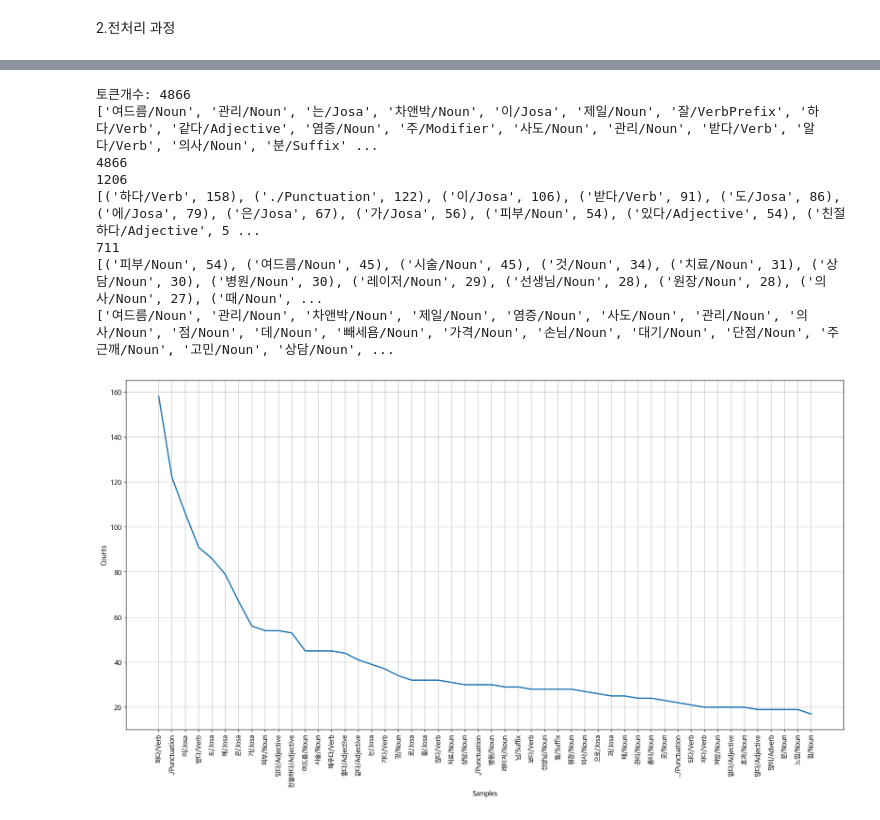
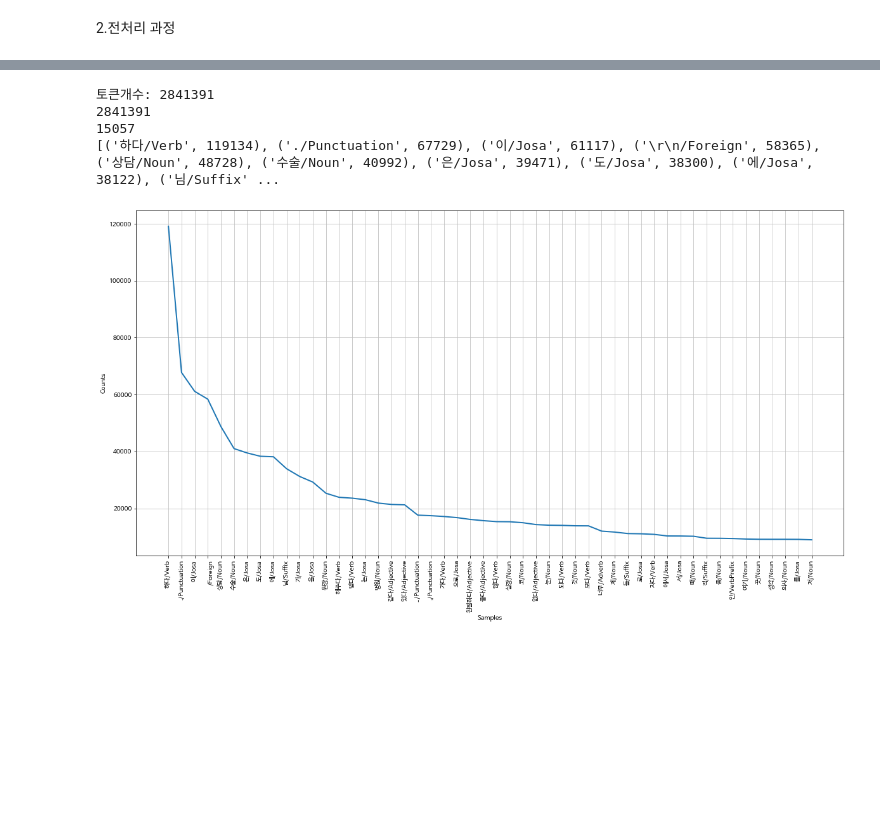
Before and after one commit to CSID-DGU/2021-1-CECD3-SASO-2, a Jupyter notebook: NLP/NLP.ipynb, the cells around one changed output, grey strips where cells are left out. Drawn from its saved outputs; the diff is of its cells as text; code cells hidden in the pictures; blank space fills up the shorter version.

Commit message:
Json을 이용한 Review NLP학습

```diff
--- a/NLP/NLP.ipynb
+++ b/NLP/NLP.ipynb
@@ -56,32 +118,45 @@ plt.rc('font', family='NanumBarunGothic')
 # %% [markdown]
 2.전처리 과정
 # %%
-import json
+################# 테스트 #################
+
 
 #tokenize 함수
 def tokenize(doc):
   #형태소와 품사를 join
   return ['/'.join(t) for t in okt.pos(doc, norm=True, stem=True)]
 
-################# 테스트 #################
 
-# 파일 위치
-reviewjson_path = '/content/drive/MyDrive/Colab Notebooks/nlp/review3.json'
 
-df = pd.read_json(reviewjson_path)
 
-print(df)
+# # 파일 위치
+# reviewjson_path = '/content/drive/MyDrive/Colab Notebooks/nlp/test.json'
+firstPath = '/content/train_data/t0.json'
+
+df = pd.read_json(firstPath)
+
+
+#dataFrame Concatnation
+#jsonListSize
+for i in tqdm(range(1,500), desc="Json Data 합치기"):
+  jsonPath = '/content/train_data/t' + str(i) + '.json'
+
+  dfTemp = pd.read_json(jsonPath)
+  df = pd.concat([df,dfTemp], ignore_index=True)
+
+
+
 
 #review list 로 변환
 newData = []
-for i in tqdm(range(len(df))):
+for i in tqdm(range(len(df)), desc="Tokenize 과정"):
   newData.append([df.text[i], df.avgStar[i]])
 
 #tokenize 과정
 new_docs = [(tokenize(row[0]), row[1]) for row in tqdm(newData)]
 
 
-print(new_docs)
+# print(new_docs)
 
 
 ################# 테스트 #################
@@ -106,48 +163,44 @@ print(new_docs)
 # %%
 #토큰 구하기
 tokens = [t for d in new_docs for t in d[0]]
 print("토큰개수:", len(tokens))
-print(tokens)
+# print(t okens)
 
 #nltk 를 통한 전처리
 text = nltk.Text(tokens, name='NMSC')
 
 #토큰개수
 print(len(text.tokens))
 
 #중복을 제외한 토큰개수
 print(len(set(text.tokens)))
 
 #출력빈도가 높은 상위 토큰 10개
 print(text.vocab().most_common(20))
 
 #명사 출력
-noun = []
-noun = [t for d in new_docs for t in d[0] if 'Noun' in t]
+# noun = []
+# noun = [t for d in new_docs for t in d[0] if 'Noun' in t]
 
-test = nltk.Text(noun, name='NMSC')
-print(len(set(test.tokens)))
-print(test.vocab().most_common(20))
+# test = nltk.Text(noun, name='NMSC')
+# print(len(set(test.tokens)))
+# print(test.vocab().most_common(20))
 
 
-print(noun)
+# print(noun)
 
 
 
 
 #상위 토큰 10개 matpolib 으로 출력
 plt.figure(figsize=(20,10))
 text.plot(50)
 # %% [output]
-토큰개수: 4866
-['여드름/Noun', '관리/Noun', '는/Josa', '차앤박/Noun', '이/Josa', '제일/Noun', '잘/VerbPrefix', '하다/Verb', '같다/Adjective', '염증/Noun', '주/Modifier', '사도/Noun', '관리/Noun', '받다/Verb', '알다/Verb', '의사/Noun', '분/Suffix' ...
-4866
-1206
-[('하다/Verb', 158), ('./Punctuation', 122), ('이/Josa', 106), ('받다/Verb', 91), ('도/Josa', 86), ('에/Josa', 79), ('은/Josa', 67), ('가/Josa', 56), ('피부/Noun', 54), ('있다/Adjective', 54), ('친절하다/Adjective', 5 ...
-711
-[('피부/Noun', 54), ('여드름/Noun', 45), ('시술/Noun', 45), ('것/Noun', 34), ('치료/Noun', 31), ('상담/Noun', 30), ('병원/Noun', 30), ('레이저/Noun', 29), ('선생님/Noun', 28), ('원장/Noun', 28), ('의사/Noun', 27), ('때/Noun', ...
-['여드름/Noun', '관리/Noun', '차앤박/Noun', '제일/Noun', '염증/Noun', '사도/Noun', '관리/Noun', '의사/Noun', '점/Noun', '데/Noun', '빼세욤/Noun', '가격/Noun', '손님/Noun', '대기/Noun', '단점/Noun', '주근깨/Noun', '고민/Noun', '상담/Noun', ...
+토큰개수: 2841391
+2841391
+15057
+[('하다/Verb', 119134), ('./Punctuation', 67729), ('이/Josa', 61117), ('\r\n/Foreign', 58365), ('상담/Noun', 48728), ('수술/Noun', 40992), ('은/Josa', 39471), ('도/Josa', 38300), ('에/Josa', 38122), ('님/Suffix' ...
-[figure, old version]
+[figure, new version]
 # %%
 
 #모델을 만들기 위해 벡터화
```
Also changed, not shown: parts of 8 cells of this notebook.
